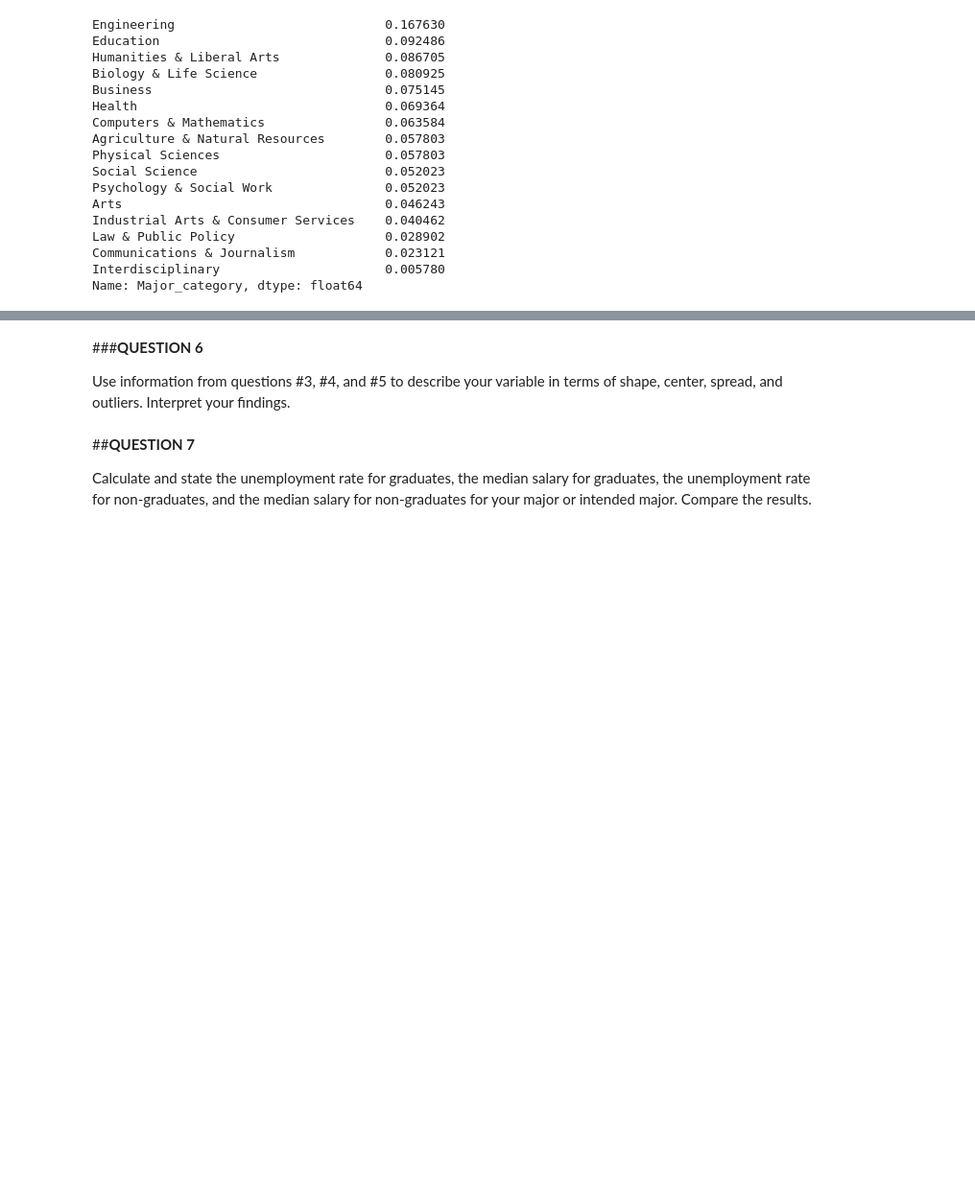
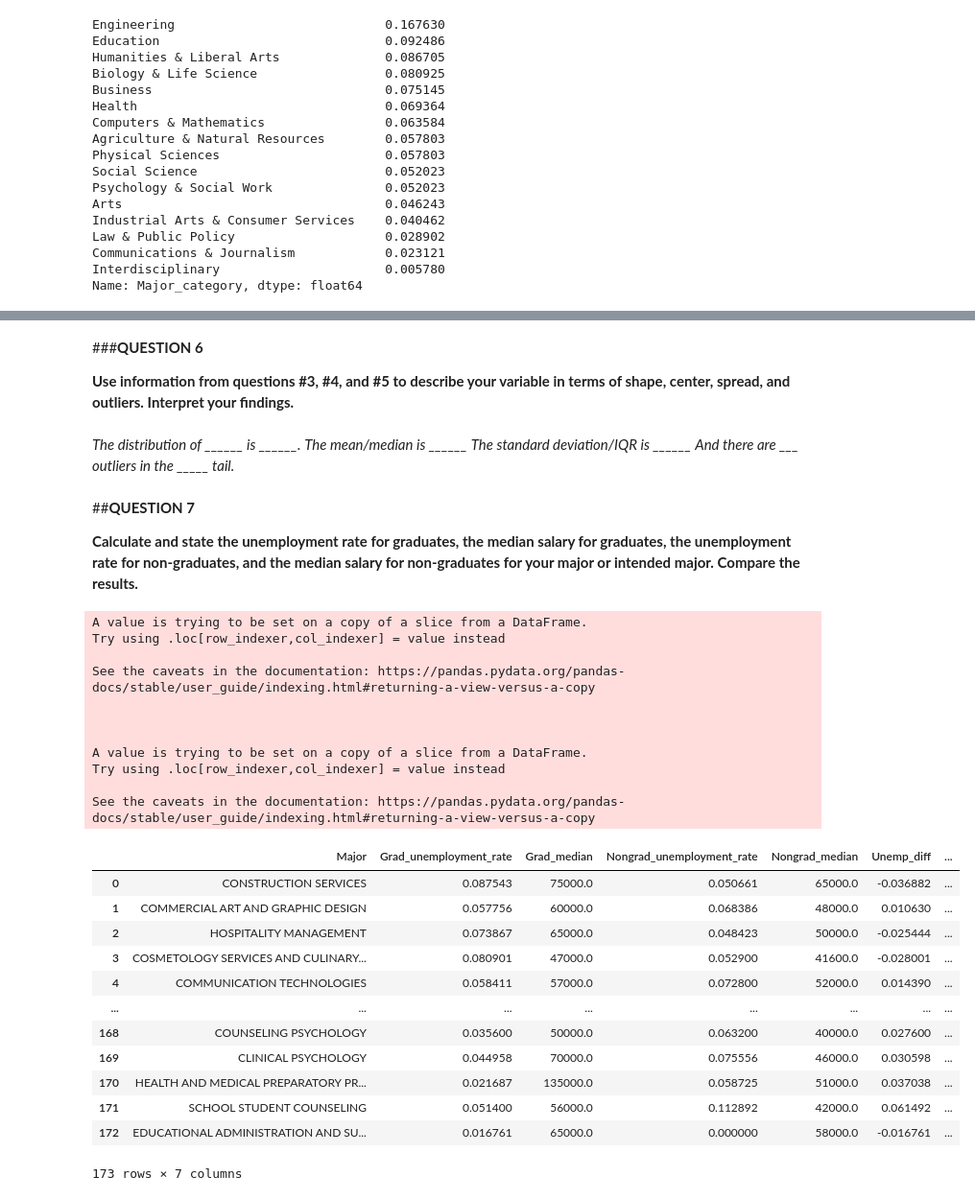
Before and after one commit to ksuaray/LAEP_S24, a Jupyter notebook: College_Majors_Assignment_1.ipynb, the cells around one changed output, grey strips where cells are left out. Shown at 96% size. Saved outputs shown, nothing was run; the diff lists cells and outputs as text; code cells hidden in the pictures; blank space fills up the shorter version.

```diff
--- a/College_Majors_Assignment_1.ipynb
+++ b/College_Majors_Assignment_1.ipynb
@@ -190,11 +203,46 @@ Calculate the following summary statistics for your variable: minimum, maximum,
 # %% [markdown]
 ###**QUESTION 6**
 
-Use information from questions #3, #4, and #5 to describe your variable in terms of shape, center, spread, and outliers. Interpret your findings.
+**Use information from questions #3, #4, and #5 to describe your variable in terms of shape, center, spread, and outliers. Interpret your findings.**
+# %% [markdown]
+*The distribution of ______ is ______.*
+*The mean/median is ______*
+*The standard deviation/IQR is ______*
+*And there are ___ outliers in the _____ tail.*
 # %% [markdown]
 ##**QUESTION 7**
 
-Calculate and state the unemployment rate for graduates, the median salary for graduates, the unemployment rate for non-graduates, and the median salary for non-graduates for your major or intended major. Compare the results.
+**Calculate and state the unemployment rate for graduates, the median salary for graduates, the unemployment rate for non-graduates, and the median salary for non-graduates for your major or intended major. Compare the results.**
+# %%
+df1 = df[['Major','Grad_unemployment_rate','Grad_median','Nongrad_unemployment_rate','Nongrad_median']]
+df1['Unemp_diff'] = df1['Nongrad_unemployment_rate'] - df1['Grad_unemployment_rate']
+df1['Sal_diff'] = df1['Grad_median'] - df1['Nongrad_median']
+df1
+# %% [output]
+A value is trying to be set on a copy of a slice from a DataFrame.
+Try using .loc[row_indexer,col_indexer] = value instead
+
+See the caveats in the documentation: https://pandas.pydata.org/pandas-docs/stable/user_guide/indexing.html#returning-a-view-versus-a-copy
+
+
+
+A value is trying to be set on a copy of a slice from a DataFrame.
+Try using .loc[row_indexer,col_indexer] = value instead
+
+See the caveats in the documentation: https://pandas.pydata.org/pandas-docs/stable/user_guide/indexing.html#returning-a-view-versus-a-copy
+|  | Major | Grad_unemployment_rate | Grad_median | Nongrad_unemployment_rate | Nongrad_median | Unemp_diff | ... |
+| 0 | CONSTRUCTION SERVICES | 0.087543 | 75000.0 | 0.050661 | 65000.0 | -0.036882 | ... |
+| 1 | COMMERCIAL ART AND GRAPHIC DESIGN | 0.057756 | 60000.0 | 0.068386 | 48000.0 | 0.010630 | ... |
+| 2 | HOSPITALITY MANAGEMENT | 0.073867 | 65000.0 | 0.048423 | 50000.0 | -0.025444 | ... |
+| 3 | COSMETOLOGY SERVICES AND CULINARY... | 0.080901 | 47000.0 | 0.052900 | 41600.0 | -0.028001 | ... |
+| 4 | COMMUNICATION TECHNOLOGIES | 0.058411 | 57000.0 | 0.072800 | 52000.0 | 0.014390 | ... |
+| ... | ... | ... | ... | ... | ... | ... | ... |
+| 168 | COUNSELING PSYCHOLOGY | 0.035600 | 50000.0 | 0.063200 | 40000.0 | 0.027600 | ... |
+| 169 | CLINICAL PSYCHOLOGY | 0.044958 | 70000.0 | 0.075556 | 46000.0 | 0.030598 | ... |
+| 170 | HEALTH AND MEDICAL PREPARATORY PR... | 0.021687 | 135000.0 | 0.058725 | 51000.0 | 0.037038 | ... |
+| 171 | SCHOOL STUDENT COUNSELING | 0.051400 | 56000.0 | 0.112892 | 42000.0 | 0.061492 | ... |
+| 172 | EDUCATIONAL ADMINISTRATION AND SU... | 0.016761 | 65000.0 | 0.000000 | 58000.0 | -0.016761 | ... |
+173 rows × 7 columns
 # %% [markdown]
 ##**QUESTION 8**
 
```
Also changed, not shown: parts of 17 cells of this notebook.
